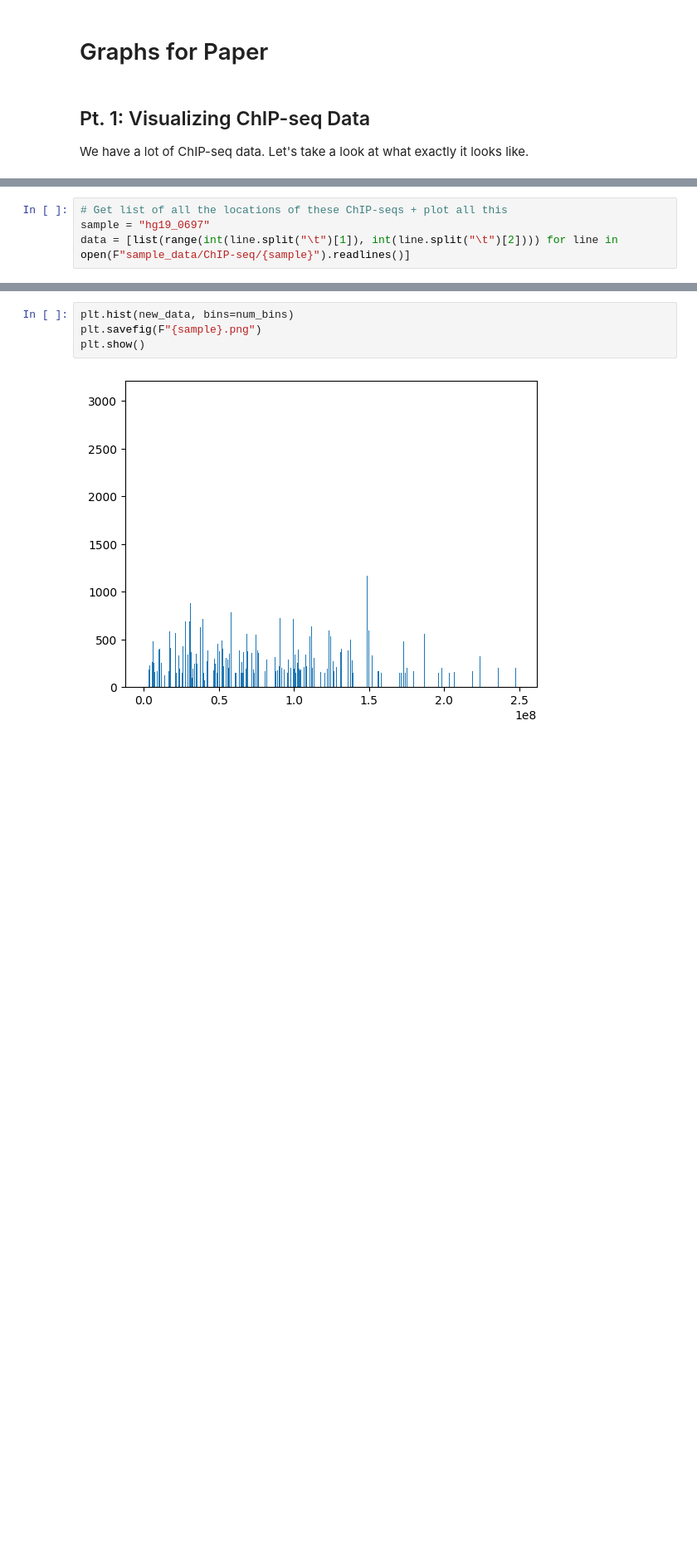
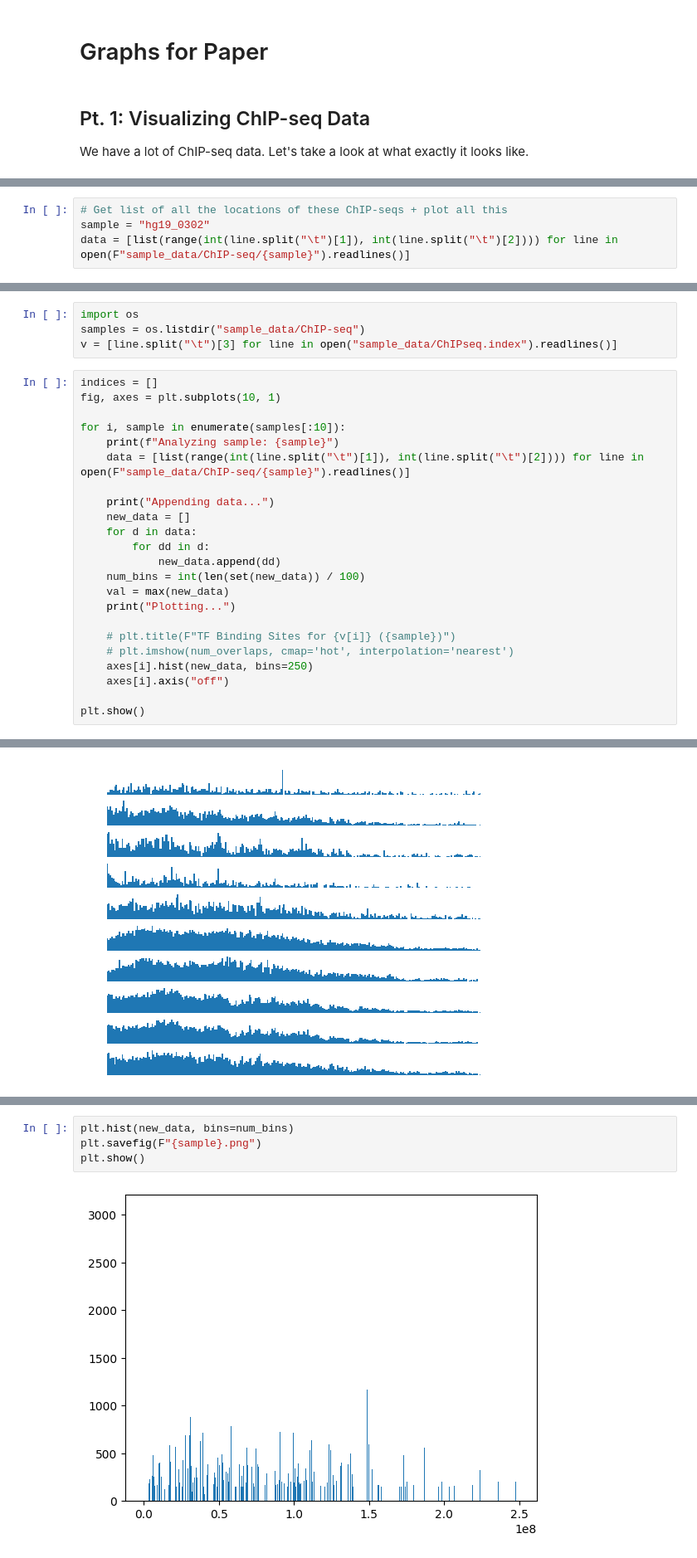
Before and after one commit to html1101/RELI-Analysis, a Jupyter notebook: visualize.ipynb, the cells around one changed output, grey strips where cells are left out. Shown at 83% size. Cells and saved outputs as stored; diff of their text form; blank space fills up the shorter version.

```diff
--- a/visualize.ipynb
+++ b/visualize.ipynb
@@ -13,7 +13,7 @@ import threading
 R.DEBUG = False
 # %%
 # Get list of all the locations of these ChIP-seqs + plot all this
-sample = "hg19_0697"
+sample = "hg19_0302"
 data = [list(range(int(line.split("\t")[1]), int(line.split("\t")[2]))) for line in open(F"sample_data/ChIP-seq/{sample}").readlines()]
 # %%
 new_data = []
@@ -36,0 +62,28 @@ new_data[:10], num_bins
+# %%
+import os
+samples = os.listdir("sample_data/ChIP-seq")
+v = [line.split("\t")[3] for line in open("sample_data/ChIPseq.index").readlines()]
+# %%
+indices = []
+fig, axes = plt.subplots(10, 1)
+
+for i, sample in enumerate(samples[:10]):
+    print(f"Analyzing sample: {sample}")
+    data = [list(range(int(line.split("\t")[1]), int(line.split("\t")[2]))) for line in open(F"sample_data/ChIP-seq/{sample}").readlines()]
+
+    print("Appending data...")
+    new_data = []
+    for d in data:
+        for dd in d:
+            new_data.append(dd)
+    num_bins = int(len(set(new_data)) / 100)
+    val = max(new_data)
+    print("Plotting...")
+
+    # plt.title(F"TF Binding Sites for {v[i]} ({sample})")
+    # plt.imshow(num_overlaps, cmap='hot', interpolation='nearest')
+    axes[i].hist(new_data, bins=250)
+    axes[i].axis("off")
+
+plt.show()
+# %% [output]
@@ -36,0 +107 @@ new_data[:10], num_bins
+[figure, added]
```
Also changed, not shown: parts of 10 cells of this notebook, 26 other files.
